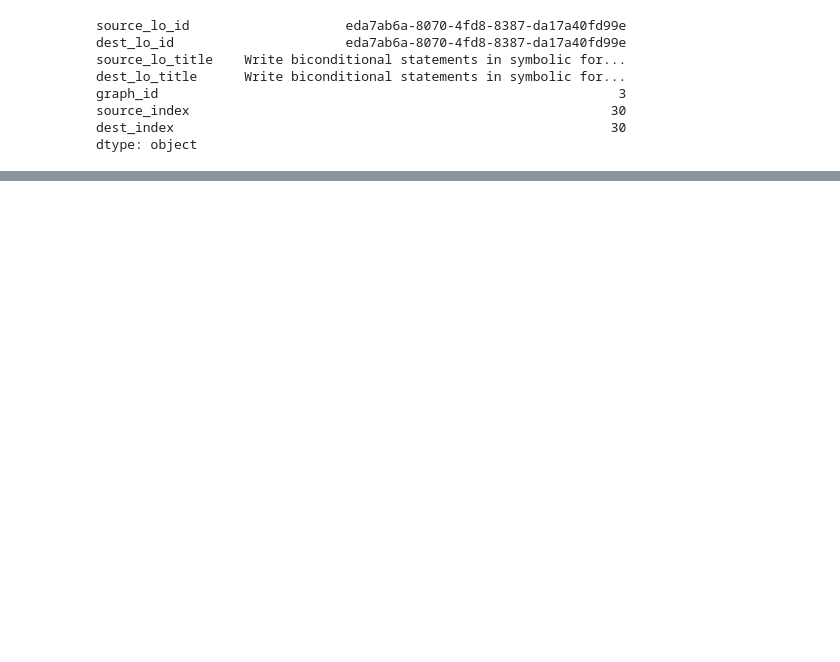
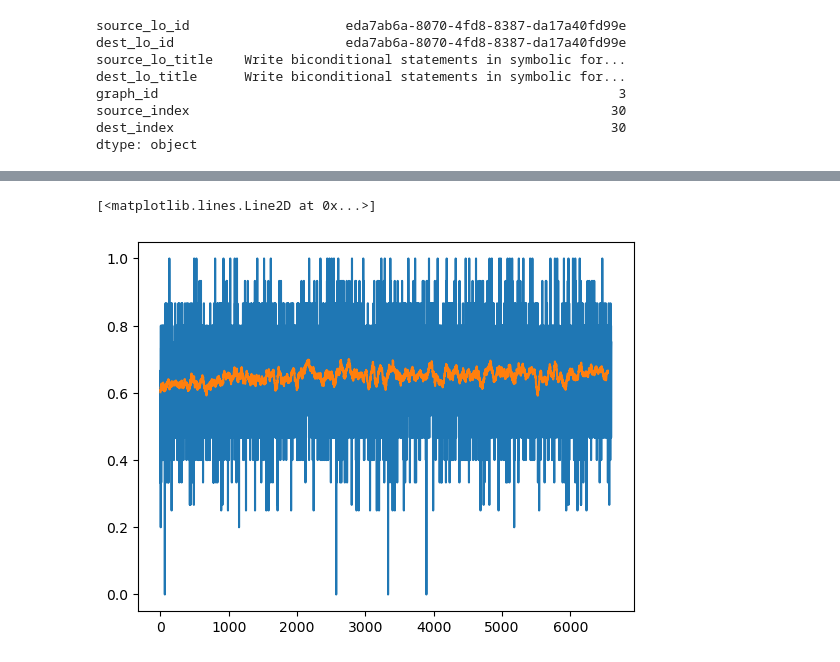
Before and after one commit to MadushanPathirana/msc-research, a Jupyter notebook: adaptive learning/creating graph/gnnWithTemporalImpact.ipynb, the cells around one changed output, grey strips where cells are left out. Cells and saved outputs as stored; diff of their text form; code cells hidden in the pictures; blank space fills up the shorter version.

```diff
--- a/adaptive learning/creating graph/gnnWithTemporalImpact.ipynb
+++ b/adaptive learning/creating graph/gnnWithTemporalImpact.ipynb
@@ -820,0 +805,6 @@ for i in range(5):
+# %%
+plt.plot(accuracy_list)
+plt.plot(acc_moving_avg)
+# %% [output]
+[<matplotlib.lines.Line2D at 0x...>]
+[figure, added]
```
Also changed, not shown: parts of 88 cells of this notebook, 6 other files.
